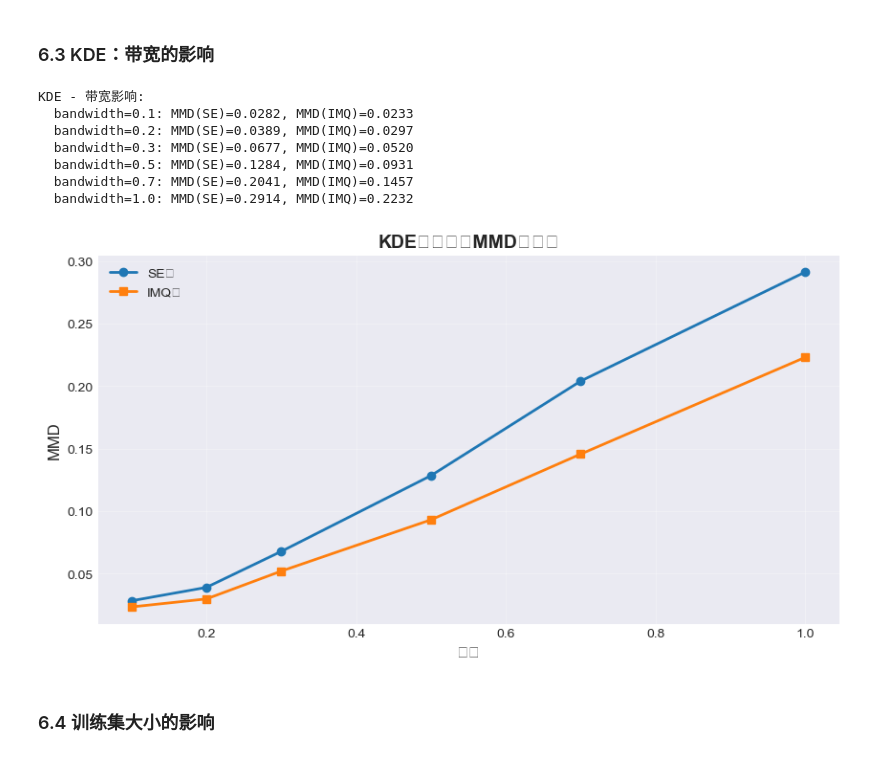
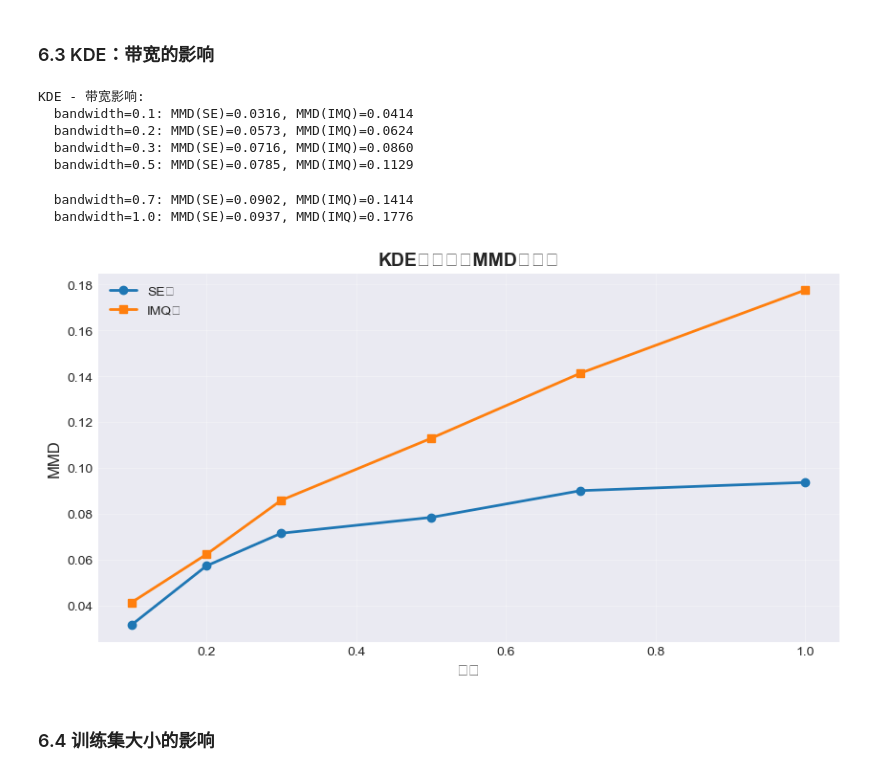
Before and after one commit to sena1818/GNNs, a Jupyter notebook: sheet/sheet_1/Two_Dimensionaldata.ipynb, the cells around one changed output. Saved outputs shown, nothing was run; the diff lists cells and outputs as text; code cells hidden in the pictures.

```diff
--- a/sheet/sheet_1/Two_Dimensionaldata.ipynb
+++ b/sheet/sheet_1/Two_Dimensionaldata.ipynb
@@ -635,8 +635,8 @@ def evaluate_model(model, X_test, n_samples=1000, model_name="Model"):
     X_generated = model.sample(n_samples)
 
     # 计算MMD
-    mmd_se = compute_mmd(X_test, X_generated, kernel='se', h=1.0)
-    mmd_imq = compute_mmd(X_test, X_generated, kernel='imq', h=1.0)
+    mmd_se = compute_mmd(X_test, X_generated, kernel='se', h=0.1)
+    mmd_imq = compute_mmd(X_test, X_generated, kernel='imq', h=0.1)
 
     results = {
         'model': model_name,
@@ -663,13 +663,13 @@ if __name__ == "__main__":
     hist_model = Histogram()
     sg_model = SingleGaussian()
     gmm_model = GaussianMixtureModel(n_components=4, max_iter=100) # (固定超参数)
-    kde_model = KernelDensityEstimator(bandwidth=0.3) # (固定超参数)
+    kde_model = KernelDensityEstimator(bandwidth=0.1) # (固定超参数)
 
     models_to_train = {
         "直方图": hist_model,
         "单高斯": sg_model,
         "GMM (k=4)": gmm_model,
-        "KDE (h=0.3)": kde_model
+        "KDE (h=0.1)": kde_model
     }
 
     # 3. 训练所有模型
@@ -850,8 +850,8 @@ for n_bins in bin_sizes:
     model.fit(X_train)
     X_gen = model.sample(1000)
 
-    mmd_se = compute_mmd(X_test, X_gen, kernel='se', h=1.0)
-    mmd_imq = compute_mmd(X_test, X_gen, kernel='imq', h=1.0)
+    mmd_se = compute_mmd(X_test, X_gen, kernel='se', h=0.1)
+    mmd_imq = compute_mmd(X_test, X_gen, kernel='imq', h=0.1)
 
     mmd_results_hist['bins'].append(n_bins)
     mmd_results_hist['mmd_se'].append(mmd_se)
@@ -893,8 +893,8 @@ for n_comp in n_components_list:
     model.fit(X_train)
     X_gen = model.sample(1000)
 
-    mmd_se = compute_mmd(X_test, X_gen, kernel='se', h=1.0)
-    mmd_imq = compute_mmd(X_test, X_gen, kernel='imq', h=1.0)
+    mmd_se = compute_mmd(X_test, X_gen, kernel='se', h=0.1)
+    mmd_imq = compute_mmd(X_test, X_gen, kernel='imq', h=0.1)
 
     mmd_results_gmm['n_components'].append(n_comp)
     mmd_results_gmm['mmd_se'].append(mmd_se)
@@ -925,40 +928,40 @@ GMM - 分量数影响:
 # %%
 bandwidths = [0.1, 0.2, 0.3, 0.5, 0.7, 1.0]
 mmd_results_kde = {'bandwidth': [], 'mmd_se': [], 'mmd_imq': []}
 
 print("\nKDE - 带宽影响:")
 for bw in bandwidths:
     model = KernelDensityEstimator(bandwidth=bw)
     model.fit(X_train)
     X_gen = model.sample(1000)
 
-    mmd_se = compute_mmd(X_test, X_gen, kernel='se', h=1.0)
-    mmd_imq = compute_mmd(X_test, X_gen, kernel='imq', h=1.0)
+    mmd_se = compute_mmd(X_test, X_gen, kernel='se', h=0.1)
+    mmd_imq = compute_mmd(X_test, X_gen, kernel='imq', h=0.1)
 
     mmd_results_kde['bandwidth'].append(bw)
     mmd_results_kde['mmd_se'].append(mmd_se)
     mmd_results_kde['mmd_imq'].append(mmd_imq)
 
     print(f"  bandwidth={bw}: MMD(SE)={mmd_se:.4f}, MMD(IMQ)={mmd_imq:.4f}")
 
 plt.figure(figsize=(10, 5))
 plt.plot(mmd_results_kde['bandwidth'], mmd_results_kde['mmd_se'], 'o-', label='SE核', linewidth=2)
 plt.plot(mmd_results_kde['bandwidth'], mmd_results_kde['mmd_imq'], 's-', label='IMQ核', linewidth=2)
 plt.xlabel('带宽', fontsize=12)
 plt.ylabel('MMD', fontsize=12)
 plt.title('KDE：带宽对MMD的影响', fontsize=14, fontweight='bold')
 plt.legend()
 plt.grid(True, alpha=0.3)
 plt.show()
 # %% [output]
 KDE - 带宽影响:
-  bandwidth=0.1: MMD(SE)=0.0282, MMD(IMQ)=0.0233
-  bandwidth=0.2: MMD(SE)=0.0389, MMD(IMQ)=0.0297
-  bandwidth=0.3: MMD(SE)=0.0677, MMD(IMQ)=0.0520
-  bandwidth=0.5: MMD(SE)=0.1284, MMD(IMQ)=0.0931
-  bandwidth=0.7: MMD(SE)=0.2041, MMD(IMQ)=0.1457
-  bandwidth=1.0: MMD(SE)=0.2914, MMD(IMQ)=0.2232
+  bandwidth=0.1: MMD(SE)=0.0316, MMD(IMQ)=0.0414
+  bandwidth=0.2: MMD(SE)=0.0573, MMD(IMQ)=0.0624
+  bandwidth=0.3: MMD(SE)=0.0716, MMD(IMQ)=0.0860
+  bandwidth=0.5: MMD(SE)=0.0785, MMD(IMQ)=0.1129
+  bandwidth=0.7: MMD(SE)=0.0902, MMD(IMQ)=0.1414
+  bandwidth=1.0: MMD(SE)=0.0937, MMD(IMQ)=0.1776
-[figure, old version]
+[figure, new version]
 # %% [markdown]
 ### 6.4 训练集大小的影响
 # %%
```
Also changed, not shown: parts of 6 cells of this notebook, 5 other files.
